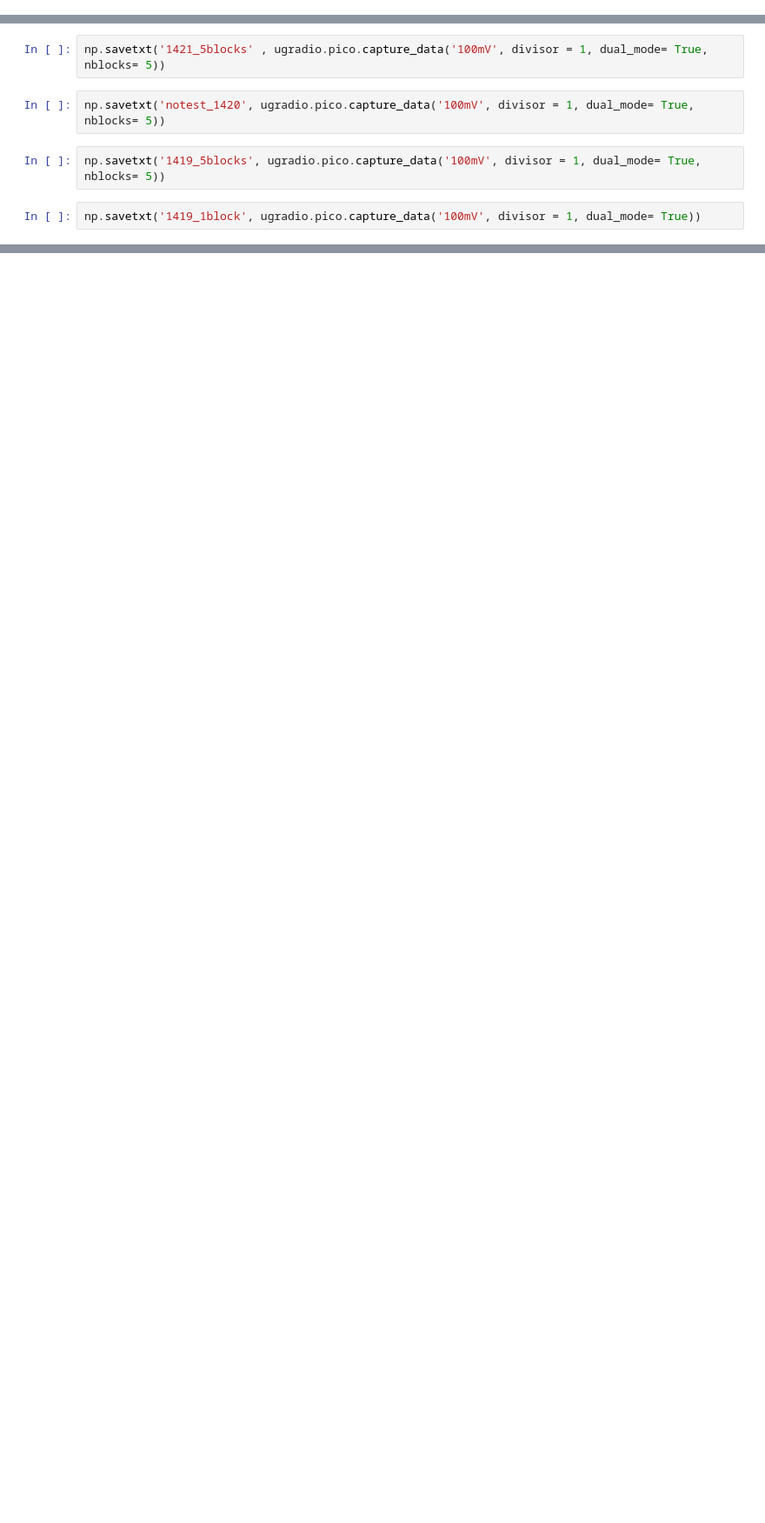
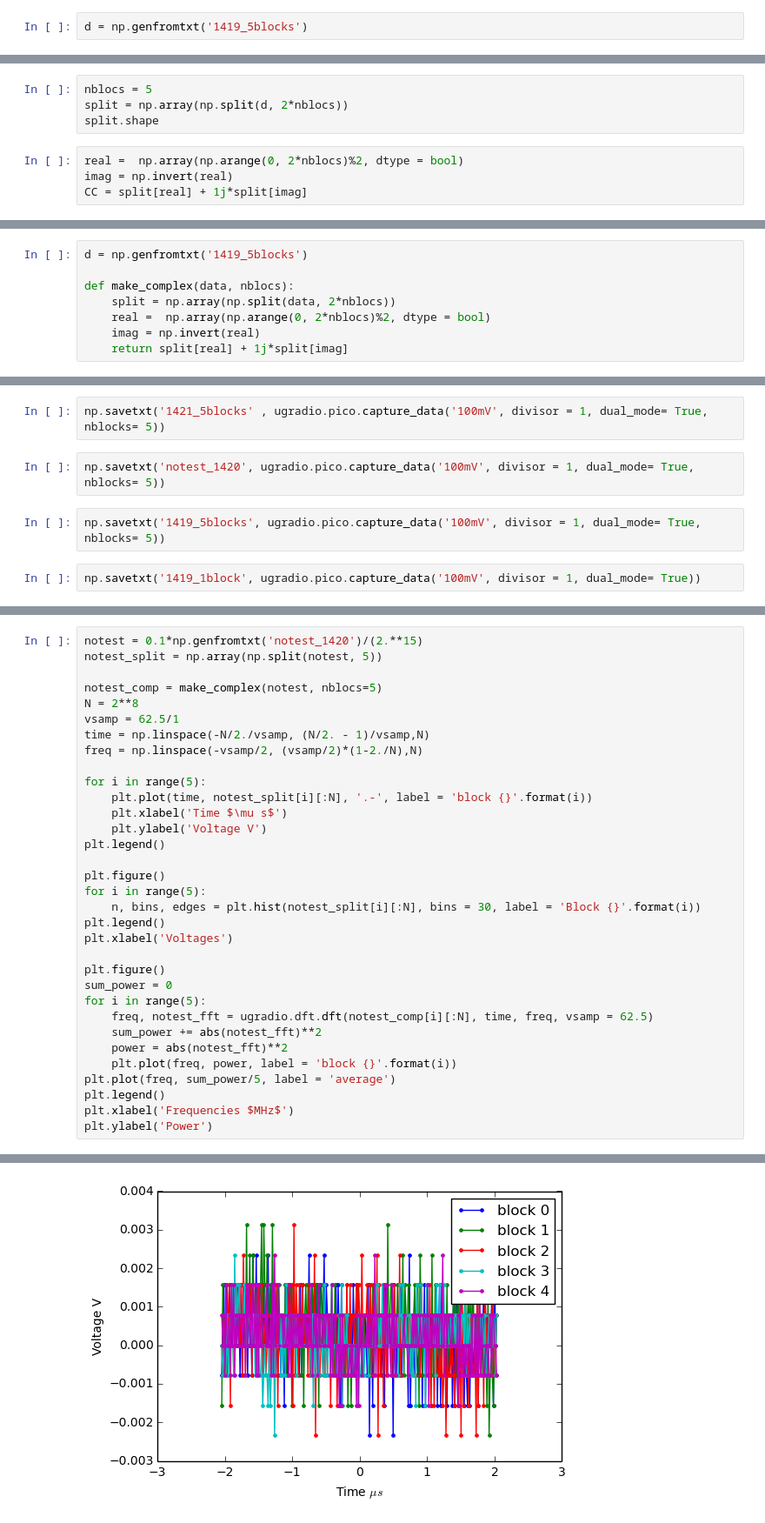
Before and after one commit to ahermosillo/ugastro121, a Jupyter notebook: aquariusLab2/Lab2_tests.ipynb, the cells around one changed output, grey strips where cells are left out. Shown at 87% size. Saved outputs shown, nothing was run; the diff lists cells and outputs as text; blank space fills up the shorter version.

```diff
--- a/aquariusLab2/Lab2_tests.ipynb
+++ b/aquariusLab2/Lab2_tests.ipynb
@@ -365 +344,3 @@ def make_complex(v, div, arrA = True, arrB = True, dualmode = True, nbloc = 1, n
     return split
+# %%
+d = np.genfromtxt('1419_5blocks')
@@ -365,0 +349,8 @@ def make_complex(v, div, arrA = True, arrB = True, dualmode = True, nbloc = 1, n
+# %%
+nblocs = 5
+split = np.array(np.split(d, 2*nblocs))
+split.shape
+# %%
+real =  np.array(np.arange(0, 2*nblocs)%2, dtype = bool)
+imag = np.invert(real)
+CC = split[real] + 1j*split[imag]
@@ -365,0 +359,8 @@ def make_complex(v, div, arrA = True, arrB = True, dualmode = True, nbloc = 1, n
+# %%
+d = np.genfromtxt('1419_5blocks')
+
+def make_complex(data, nblocs):
+    split = np.array(np.split(data, 2*nblocs))
+    real =  np.array(np.arange(0, 2*nblocs)%2, dtype = bool)
+    imag = np.invert(real)
+    return split[real] + 1j*split[imag]
@@ -404,0 +412,34 @@ np.savetxt('1419_1block', ugradio.pico.capture_data('100mV', divisor = 1, dual_m
+# %%
+notest = 0.1*np.genfromtxt('notest_1420')/(2.**15)
+notest_split = np.array(np.split(notest, 5))
+
+notest_comp = make_complex(notest, nblocs=5)
+N = 2**8
+vsamp = 62.5/1
+time = np.linspace(-N/2./vsamp, (N/2. - 1)/vsamp,N)
+freq = np.linspace(-vsamp/2, (vsamp/2)*(1-2./N),N)
+
+for i in range(5):
+    plt.plot(time, notest_split[i][:N], '.-', label = 'block {}'.format(i))
+    plt.xlabel('Time $\mu s$')
+    plt.ylabel('Voltage V')
+plt.legend()
+
+plt.figure()
+for i in range(5):
+    n, bins, edges = plt.hist(notest_split[i][:N], bins = 30, label = 'Block {}'.format(i))
+plt.legend()
+plt.xlabel('Voltages')
+
+plt.figure()
+sum_power = 0
+for i in range(5):
+    freq, notest_fft = ugradio.dft.dft(notest_comp[i][:N], time, freq, vsamp = 62.5)
+    sum_power += abs(notest_fft)**2
+    power = abs(notest_fft)**2
+    plt.plot(freq, power, label = 'block {}'.format(i))
+plt.plot(freq, sum_power/5, label = 'average')
+plt.legend()
+plt.xlabel('Frequencies $MHz$')
+plt.ylabel('Power')
+# %% [output]
@@ -404,0 +447 @@ np.savetxt('1419_1block', ugradio.pico.capture_data('100mV', divisor = 1, dual_m
+[figure, added]
```
Also changed, not shown: parts of 56 cells of this notebook, 2 other files.
